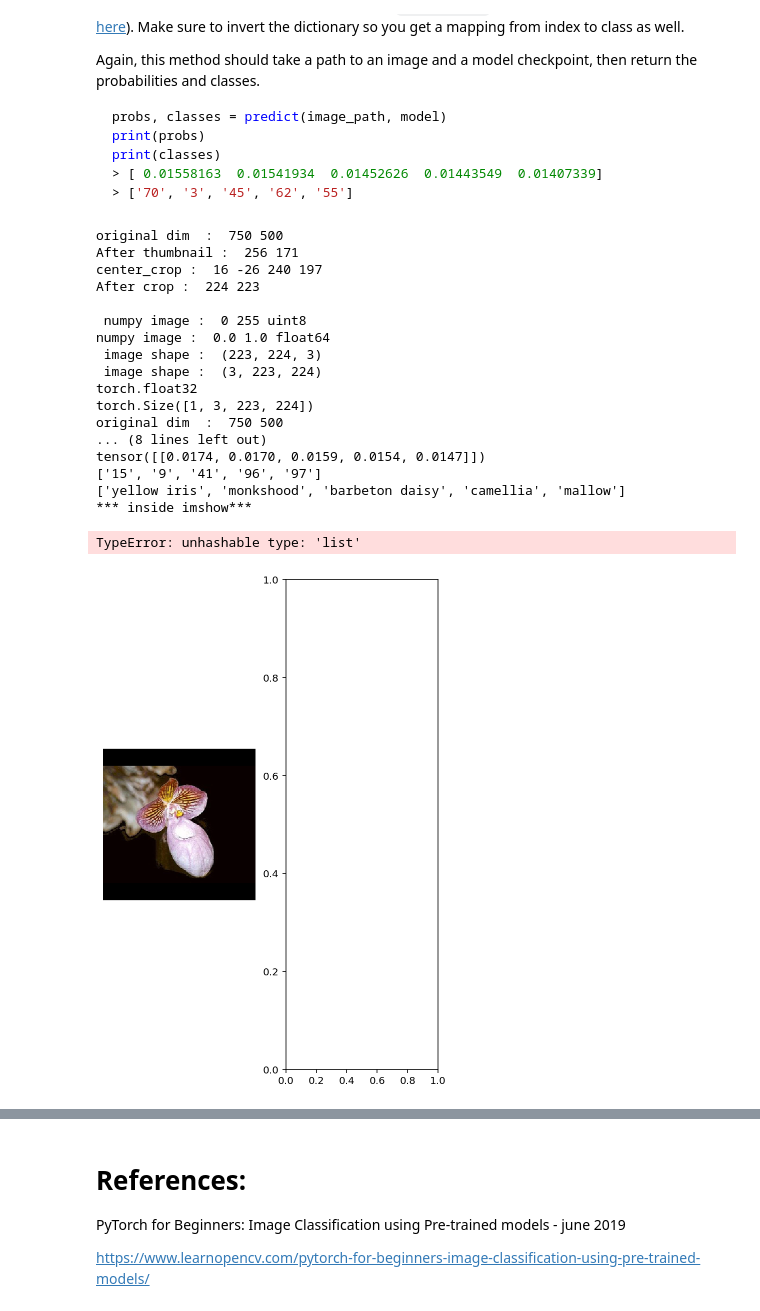
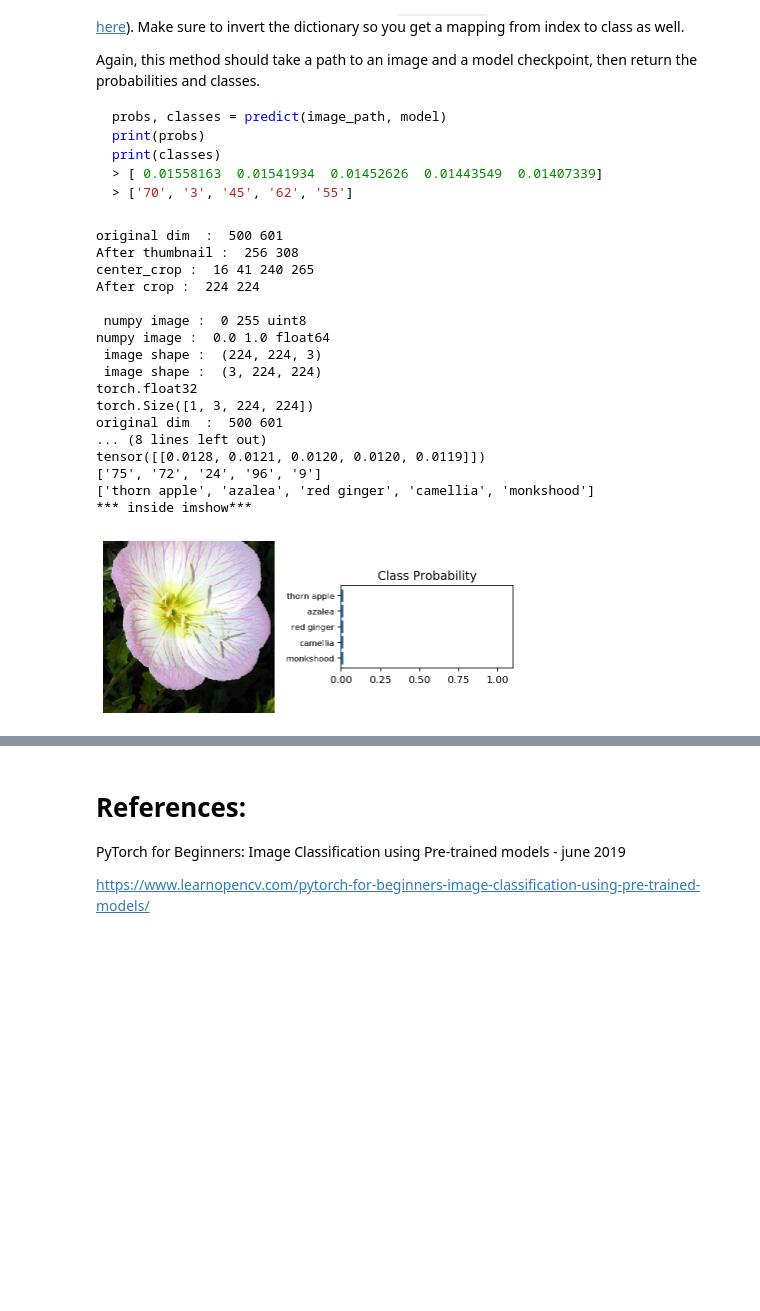
Before and after one commit to JananiSBabu/Deep-Flower-Classifier-ResNet50-PyTorch, a Jupyter notebook: Image Classifier Project.ipynb, the cells around one changed output, grey strips where cells are left out. Drawn from its saved outputs; the diff is of its cells as text; code cells hidden in the pictures; blank space fills up the shorter version.

```diff
--- a/Image Classifier Project.ipynb
+++ b/Image Classifier Project.ipynb
@@ -193,7 +193,7 @@ training_loss = 0
 train_losses, valid_losses = [], []
 
 for epoch in range(epochs):
-
+    model.train()
     for images, labels in trainloader:
 
         # move the variables to GPU
@@ -327,7 +327,8 @@ Now that your network is trained, save the model so you can load it later for ma
 Remember that you'll want to completely rebuild the model later so you can use it for inference. Make sure to include any information you need in the checkpoint. If you want to load the model and keep training, you'll want to save the number of epochs as well as the optimizer state, `optimizer.state_dict`. You'll likely want to use this trained model in the next part of the project, so best to save it now.
 # %%
 # TODO: Save the checkpoint
-checkpoint = {'input_size' : 2048,
+checkpoint = {'pretrained_model' : models.resnet50(pretrained=True),
+              'input_size' : 2048,
               'output_size' : 102,
               'hidden_layer' : 500,
               'model_state_dict': model.state_dict(),
@@ -348,7 +349,7 @@ def load_Checkpoint(filename):
     checkpoint = torch.load(filename)
 
     # get pre-trained model
-    model = models.resnet50(pretrained=True)
+    model = checkpoint['pretrained_model']
 
     # freeze parameters - to prevent gradients and backprop
     for param in model.parameters():
@@ -366,6 +367,7 @@ def load_Checkpoint(filename):
 
     model.class_to_idx = checkpoint['class_to_idx']
 
+    model.load_state_dict(checkpoint['model_state_dict'])
 
     return model
 # %%
@@ -457,7 +439,7 @@ def process_image(image):
     np_image = np.array(image)
     print("\n numpy image : ", np_image.min(), np_image.max(), np_image.dtype)
     # scale : 0 to 1 range
-    np_image = np_image / 255
+    np_image = np_image / 255.0
     print("numpy image : ", np_image.min(), np_image.max(), np_image.dtype)
 
     # 4. Normalize the image
@@ -592,47 +575,46 @@ def view_classify(img, top_class, topk, cat_to_name, label_class):
 with torch.no_grad():
 
     image_path = r"C:\Learning\Nanodegree\pytorch\image_06743.jpg"
     image_path = r'C:\Users\janan\.pytorch\flower_data\test\1' + '\image_06743.jpg'
-    image_path = r'C:\Users\janan\.pytorch\flower_data\test\2' + '\image_05125.jpg'
+    #image_path = r'C:\Users\janan\.pytorch\flower_data\test\2' + '\image_05125.jpg'
     #image_path = r'C:\Users\janan\.pytorch\flower_data\test\76' + '\image_02550.jpg'
     label_class = [2] # this should be target label
 
     model = new_model
     topk = 5
 
     top_prob, top_class = predict(image_path, model, topk=5)
 
 
 
     image = Image.open(image_path)
     image_ndarray = process_image(image)
     image_torch = torch.from_numpy(image_ndarray)
     #imshow(image_torch)
 
     print(top_prob)
     print(top_class)
 
     view_classify(image_torch, top_class, topk, cat_to_name, label_class)
 # %% [output]
-original dim  :  750 500
-After thumbnail :  256 171
-center_crop :  16 -26 240 197
-After crop :  224 223
+original dim  :  500 601
+After thumbnail :  256 308
+center_crop :  16 41 240 265
+After crop :  224 224
 
  numpy image :  0 255 uint8
 numpy image :  0.0 1.0 float64
- image shape :  (223, 224, 3)
- image shape :  (3, 223, 224)
+ image shape :  (224, 224, 3)
+ image shape :  (3, 224, 224)
 torch.float32
-torch.Size([1, 3, 223, 224])
-original dim  :  750 500
+torch.Size([1, 3, 224, 224])
+original dim  :  500 601
 ... (8 lines left out)
-tensor([[0.0174, 0.0170, 0.0159, 0.0154, 0.0147]])
-['15', '9', '41', '96', '97']
-['yellow iris', 'monkshood', 'barbeton daisy', 'camellia', 'mallow']
+tensor([[0.0128, 0.0121, 0.0120, 0.0120, 0.0119]])
+['75', '72', '24', '96', '9']
+['thorn apple', 'azalea', 'red ginger', 'camellia', 'monkshood']
 *** inside imshow***
-TypeError: unhashable type: 'list'
-[figure, old version]
+[figure, new version]
 # %% [markdown]
 ## Sanity Checking
 
```
Also changed, not shown: parts of 2 cells of this notebook.
